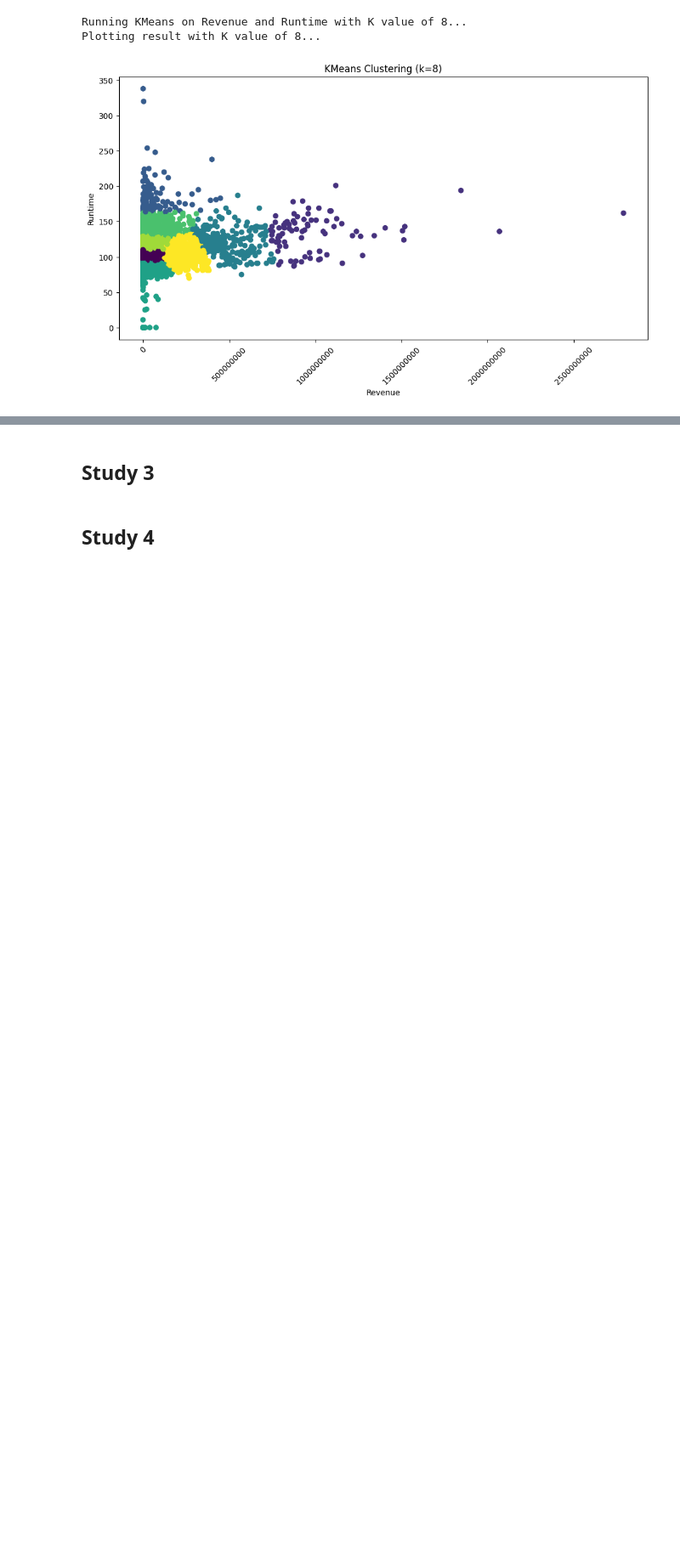
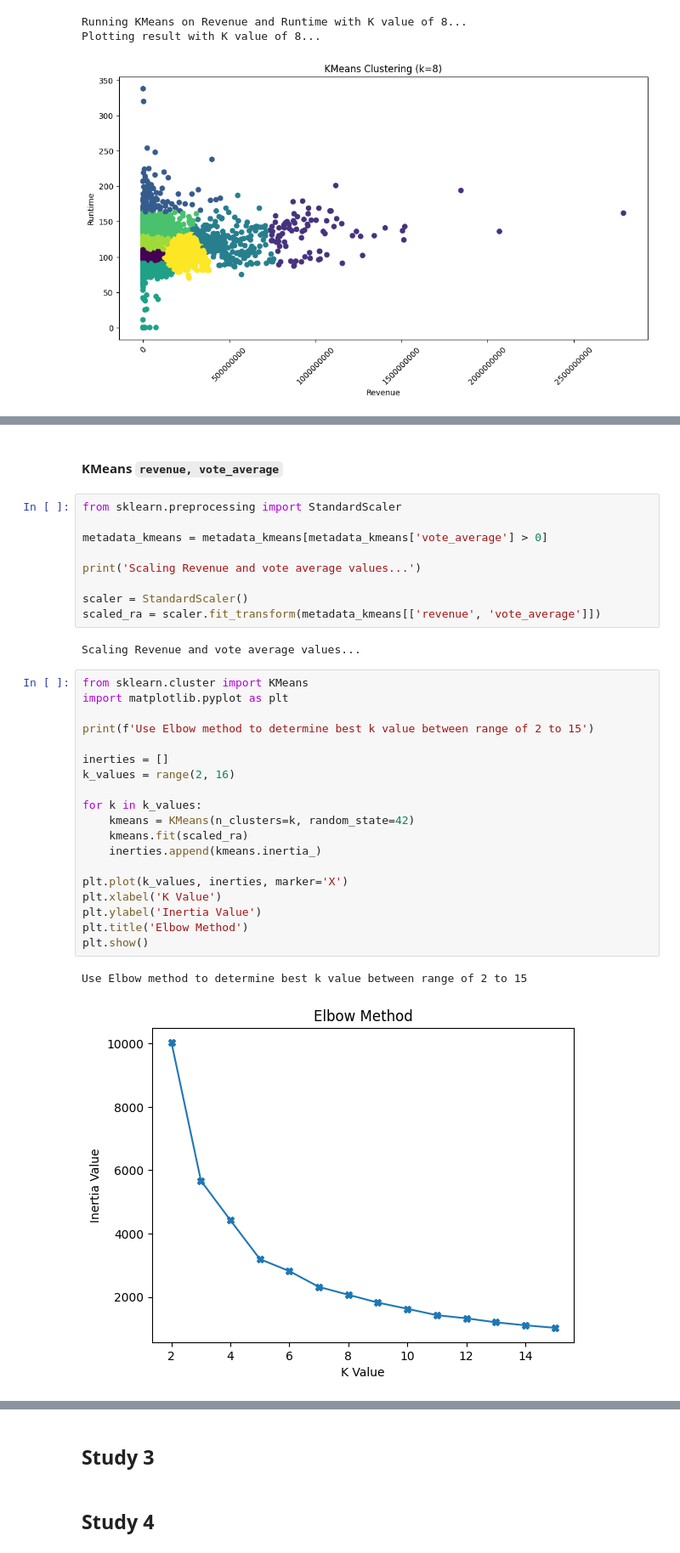
Before and after one commit to jvdlopes/CSI4142_A4, a Jupyter notebook: a4.ipynb, the cells around one changed output, grey strips where cells are left out. Shown at 85% size. Cells and saved outputs as stored; diff of their text form; blank space fills up the shorter version.

```diff
--- a/a4.ipynb
+++ b/a4.ipynb
@@ -1291,0 +1299,35 @@ See the caveats in the documentation: https://pandas.pydata.org/pandas-docs/stab
+# %% [markdown]
+#### KMeans `revenue, vote_average`
+# %%
+from sklearn.preprocessing import StandardScaler
+
+metadata_kmeans = metadata_kmeans[metadata_kmeans['vote_average'] > 0]
+
+print('Scaling Revenue and vote average values...')
+
+scaler = StandardScaler()
+scaled_ra = scaler.fit_transform(metadata_kmeans[['revenue', 'vote_average']])
+# %% [output]
+Scaling Revenue and vote average values...
+# %%
+from sklearn.cluster import KMeans
+import matplotlib.pyplot as plt
+
+print(f'Use Elbow method to determine best k value between range of 2 to 15')
+
+inerties = []
+k_values = range(2, 16)
+
+for k in k_values:
+    kmeans = KMeans(n_clusters=k, random_state=42)
+    kmeans.fit(scaled_ra)
+    inerties.append(kmeans.inertia_)
+
+plt.plot(k_values, inerties, marker='X')
+plt.xlabel('K Value')
+plt.ylabel('Inertia Value')
+plt.title('Elbow Method')
+plt.show()
+# %% [output]
+Use Elbow method to determine best k value between range of 2 to 15
+[figure, added]
```
Also changed, not shown: parts of 6 cells of this notebook.
